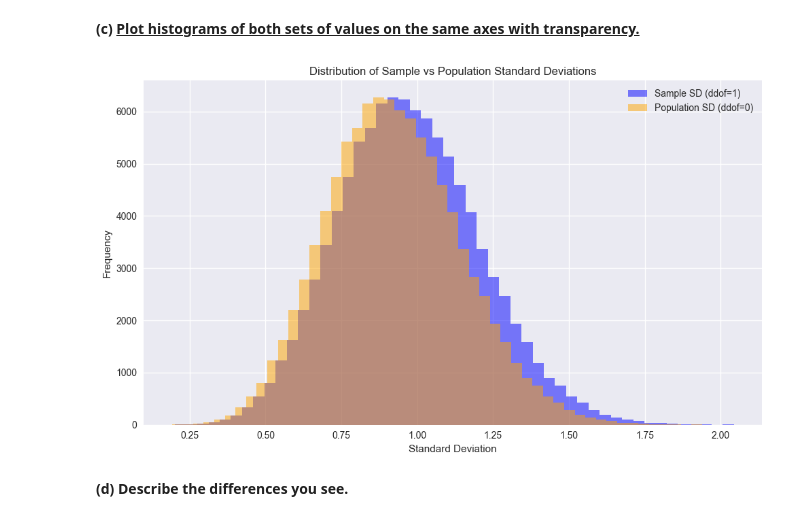
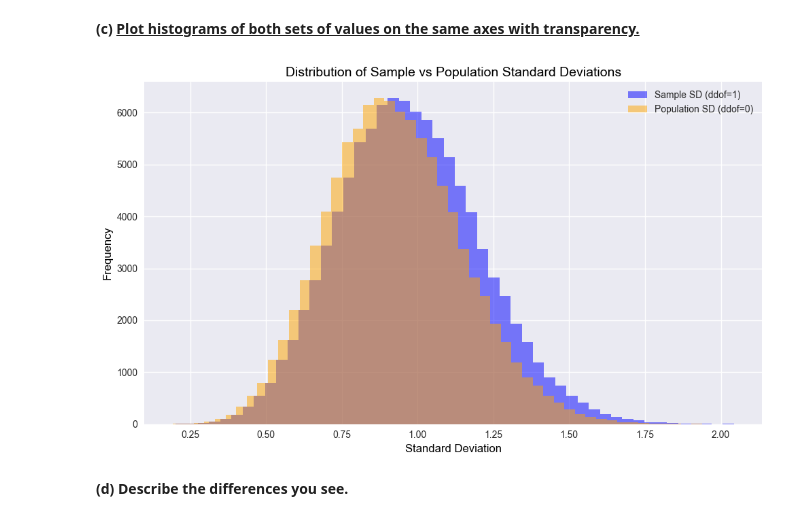
Before and after one commit to Laura6826/applied-statistics-8651, a Jupyter notebook: problems.ipynb, the cells around one changed output. Saved outputs shown, nothing was run; the diff lists cells and outputs as text; code cells hidden in the pictures.

```diff
--- a/problems.ipynb
+++ b/problems.ipynb
@@ -495,20 +480,24 @@ ax.set_ylabel('Count');
 # %%
 # Plot histograms
 # Create the plot, as a histogram.
 plt.figure(figsize=(10, 6))
 plt.hist(sample_sd, bins=50, alpha=0.5, label='Sample SD (ddof=1)', color='blue')
 plt.hist(population_sd, bins=50, alpha=0.5, label='Population SD (ddof=0)', color='orange')
 
-# Add labels and legend
-plt.title('Distribution of Sample vs Population Standard Deviations')
-plt.xlabel('Standard Deviation')
-plt.ylabel('Frequency')
+# Add title.
+plt.title('Distribution of Sample vs Population Standard Deviations', fontsize=14, color='black')
+
+# Add labels to the axes.
+plt.xlabel('Standard Deviation', fontsize=12, color='black')
+plt.ylabel('Frequency', fontsize=12, color='black')
+
+# Add the legend.
 plt.legend()
 plt.grid(True)
 plt.tight_layout()
 plt.show()
 # %% [output]
-[figure, old version]
+[figure, new version]
 # %% [markdown]
 **(d) Describe the differences you see.**
 # %% [markdown]
```
Also changed, not shown: parts of 3 cells of this notebook.
